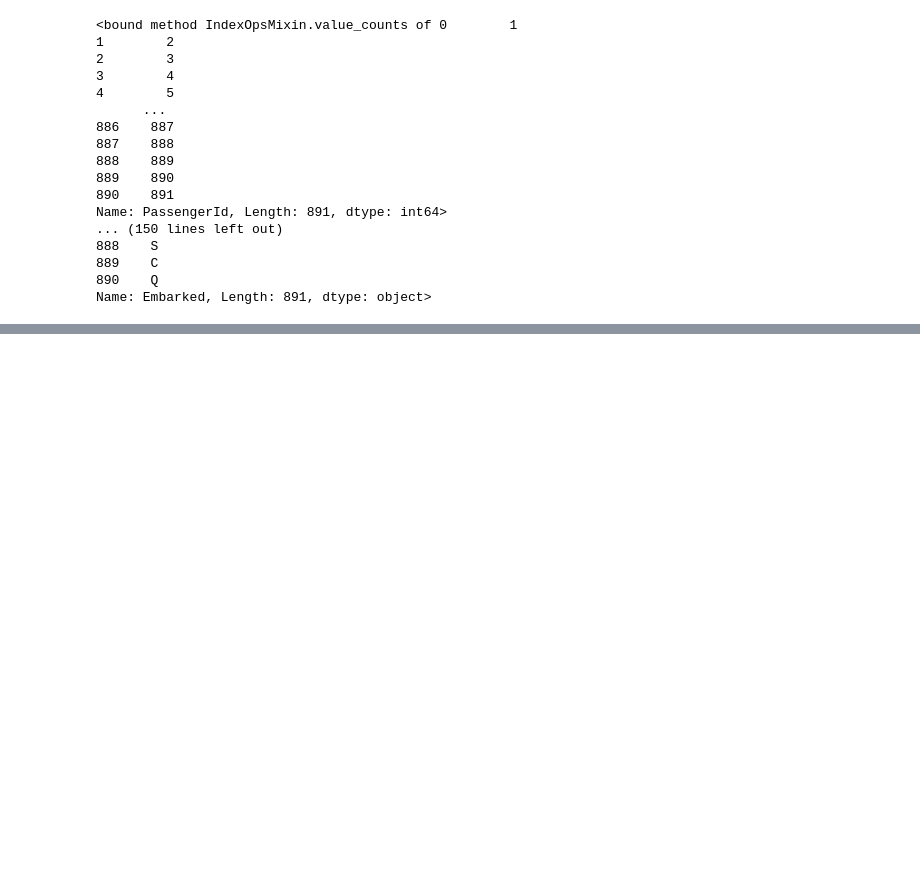
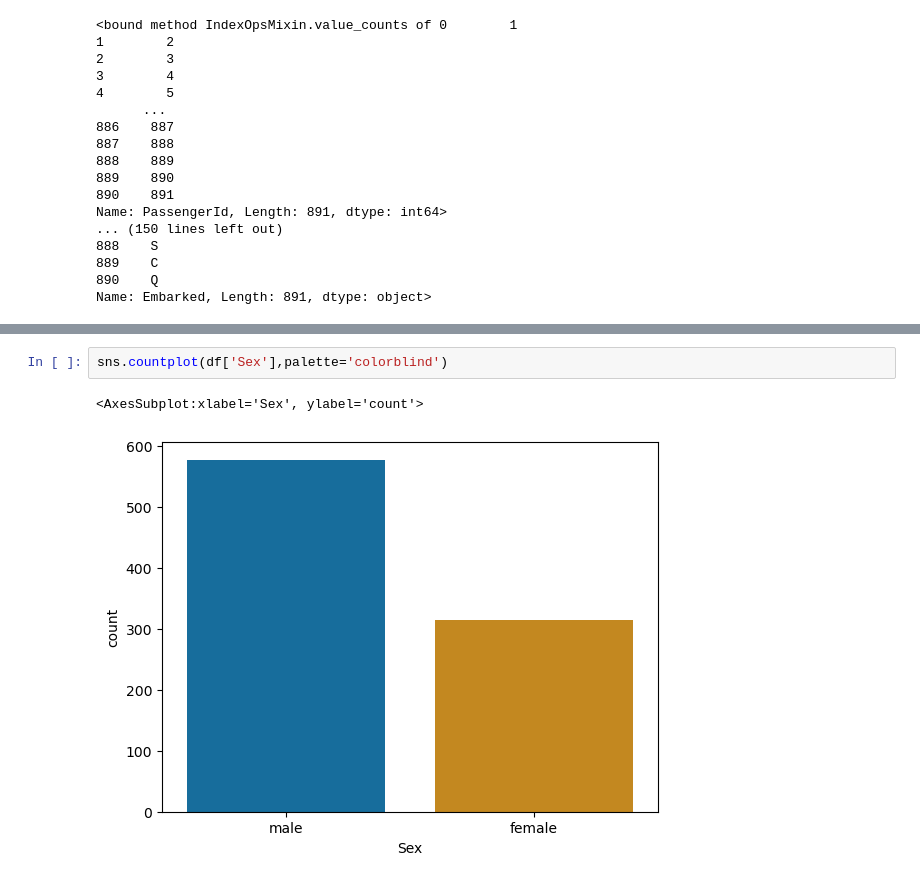
Before and after one commit to rzt1995/Internship, a Jupyter notebook: Practice_project_2.ipynb, the cells around one changed output, grey strips where cells are left out. Cells and saved outputs as stored; diff of their text form; blank space fills up the shorter version.

```diff
--- a/Practice_project_2.ipynb
+++ b/Practice_project_2.ipynb
@@ -1173,0 +1330,5 @@ Name: Embarked, Length: 891, dtype: object>
+# %%
+sns.countplot(df['Sex'],palette='colorblind')
+# %% [output]
+<AxesSubplot:xlabel='Sex', ylabel='count'>
+[figure, added]
```
Also changed, not shown: parts of 59 cells of this notebook.
